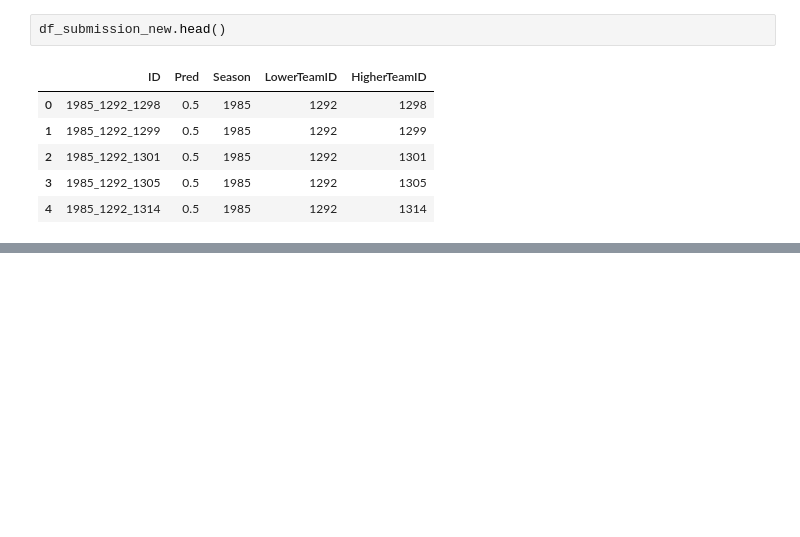
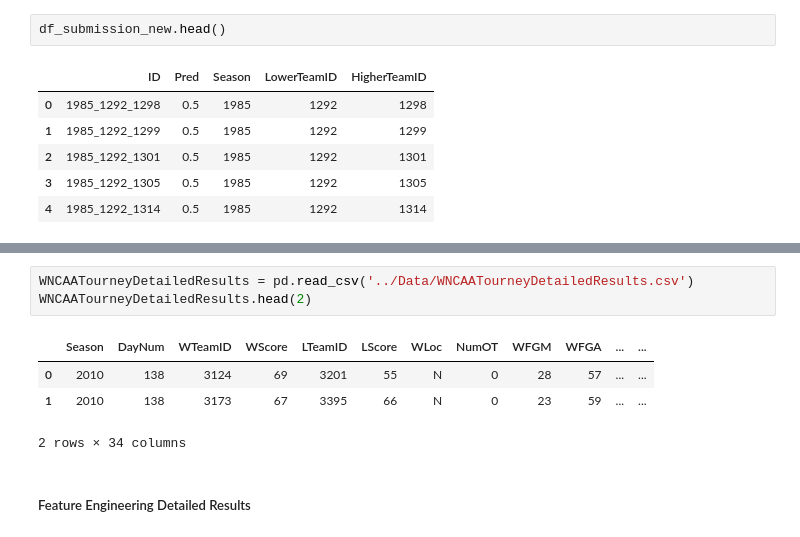
Before and after one commit to nikhil-rai-ds/march-machine-learning-mania-2025, a Jupyter notebook: EDA.ipynb, the cells around one changed output, grey strips where cells are left out. Saved outputs shown, nothing was run; the diff lists cells and outputs as text; blank space fills up the shorter version.

```diff
--- a/EDA.ipynb
+++ b/EDA.ipynb
@@ -971,0 +1852,10 @@ KeyboardInterrupt:
+# %%
+WNCAATourneyDetailedResults = pd.read_csv('../Data/WNCAATourneyDetailedResults.csv')
+WNCAATourneyDetailedResults.head(2)
+# %% [output]
+|  | Season | DayNum | WTeamID | WScore | LTeamID | LScore | WLoc | NumOT | WFGM | WFGA | ... | ... |
+| 0 | 2010 | 138 | 3124 | 69 | 3201 | 55 | N | 0 | 28 | 57 | ... | ... |
+| 1 | 2010 | 138 | 3173 | 67 | 3395 | 66 | N | 0 | 23 | 59 | ... | ... |
+2 rows × 34 columns
+# %% [markdown]
+<h5>Feature Engineering Detailed Results</h5>
```
Also changed, not shown: parts of 110 cells of this notebook, 1 other file.
